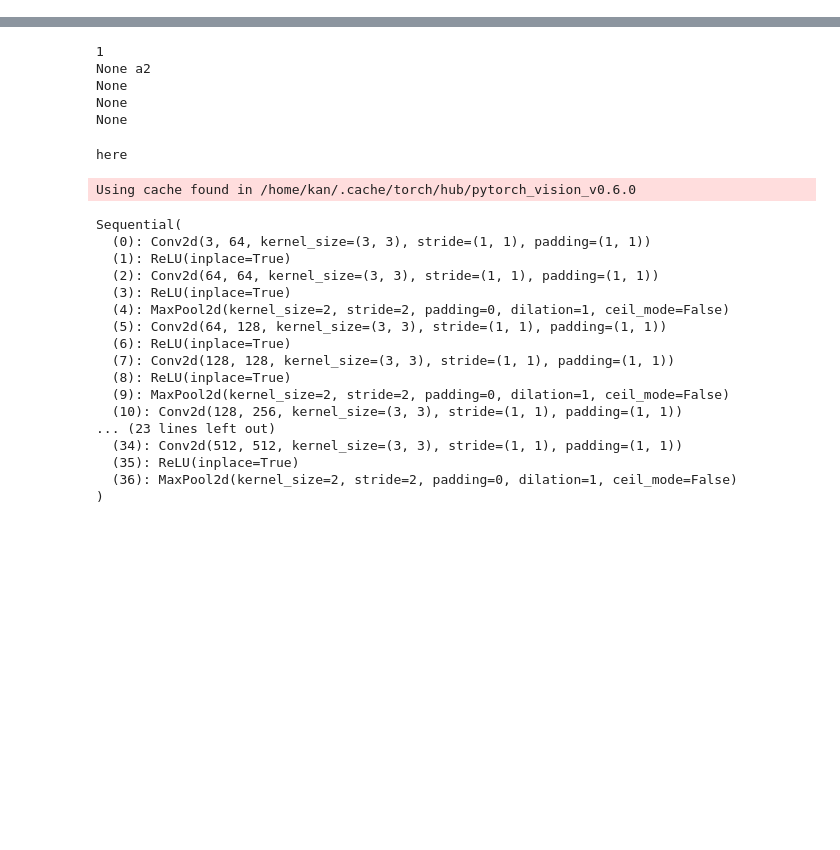
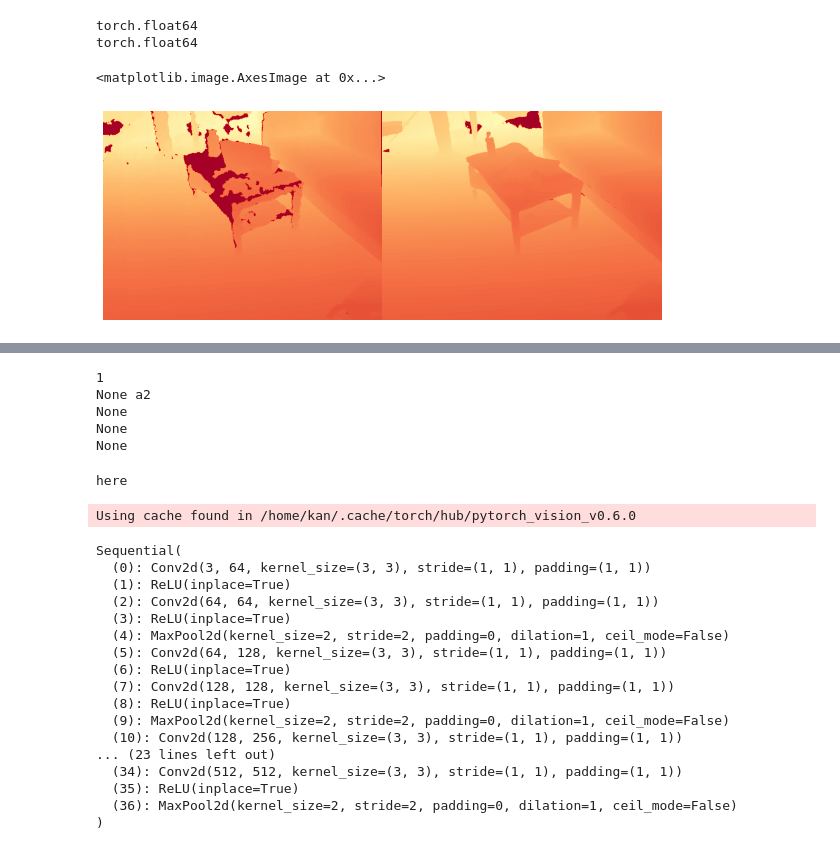
Before and after one commit to maxs-kan/my_cyclegan, a Jupyter notebook: code_check.ipynb, the cells around one changed output, grey strips where cells are left out. Drawn from its saved outputs; the diff is of its cells as text; code cells hidden in the pictures; blank space fills up the shorter version.

```diff
--- a/code_check.ipynb
+++ b/code_check.ipynb
@@ -2,0 +120,23 @@
+# %%
+depth_lr = imageio.imread('/all_data/Scannet_all_data/raw/scene0623_01_1250.png').astype(np.float64)
+depth_hr = imageio.imread('/all_data/Scannet_all_data/render/scene0623_01_1250.png').astype(np.float64)[0::2,0::2]
+K = np.loadtxt(os.path.join('/all_data/Scannet/', 'scene0623_01', 'intrinsic', 'intrinsic_depth.txt'))[:3,:3]
+pc_lr = depth_to_absolute_coordinates(depth_lr, 'orthogonal', K=K)
+pc_hr = depth_to_absolute_coordinates(depth_hr, 'orthogonal', K=K)
+n_lr = coords_to_normals(pc_lr)
+n_hr = coords_to_normals(pc_hr)
+n_lr = n_lr[0].permute(1,2,0).numpy()
+n_hr = n_hr[0].permute(1,2,0).numpy()
+# %% [output]
+torch.float64
+torch.float64
+# %%
+fig, axes = plt.subplots(1,2, figsize=(10,20))
+fig.subplots_adjust(hspace=0.0, wspace=0.)
+for i,ax in enumerate(axes.flatten()):
+    ax.axis('off')
+axes[0].imshow(depth_lr, cmap=plt.get_cmap('RdYlBu'), vmin=0, vmax=8000)
+axes[1].imshow(depth_hr, cmap=plt.get_cmap('RdYlBu'), vmin=0, vmax=8000)
+# %% [output]
+<matplotlib.image.AxesImage at 0x...>
+[figure, added]
```
Also changed, not shown: parts of 25 cells of this notebook, 17 other files.
